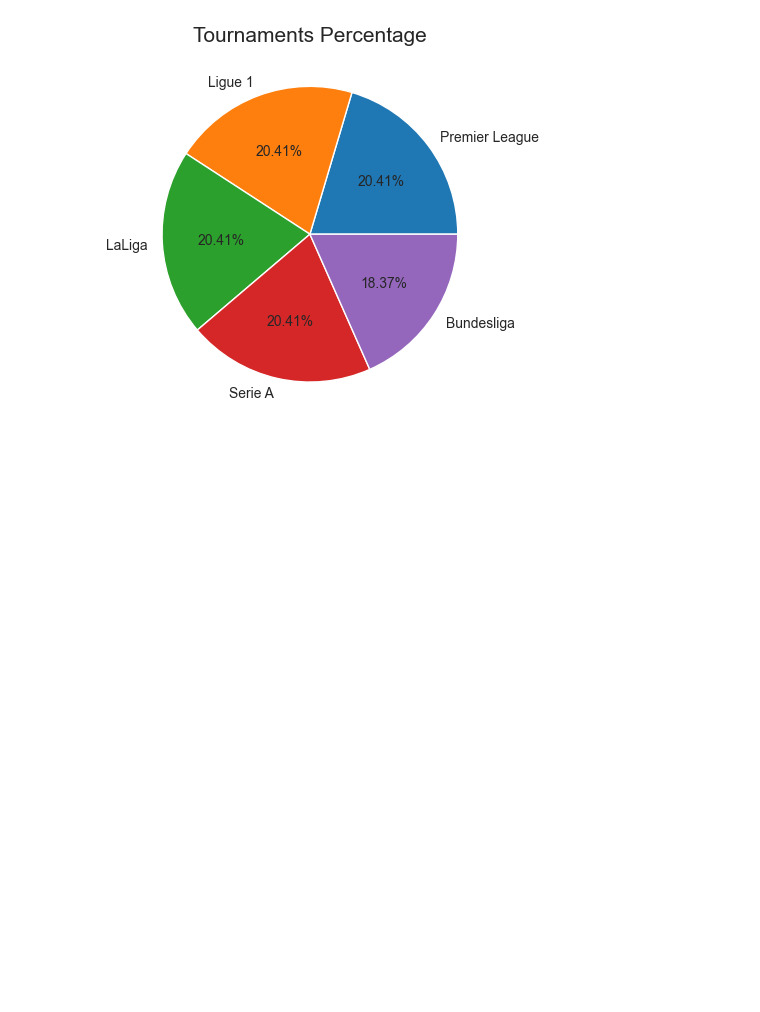
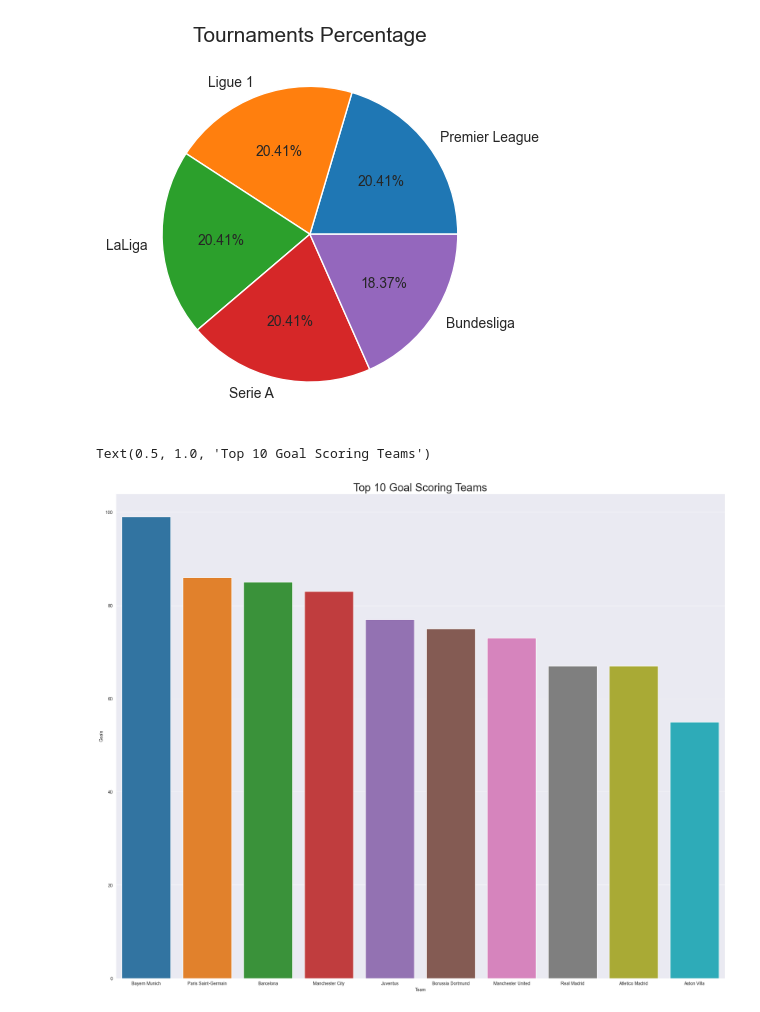
Before and after one commit to pooyanosk1382/Ratings, a Jupyter notebook: Ratings.ipynb, the cells around one changed output. Drawn from its saved outputs; the diff is of its cells as text; code cells hidden in the pictures; blank space fills up the shorter version.

```diff
--- a/Ratings.ipynb
+++ b/Ratings.ipynb
@@ -142,3 +142,11 @@ plt.title('Tournaments Percentage', fontsize=15)
 plt.show()
 # %% [output]
 [figure]
+# %%
+sns.set_style('darkgrid')
+plt.figure(figsize=(25,20))
+sns.barplot(x='Team',y='Goals', data=df[:10].sort_values(by='Goals',ascending=False))
+plt.title('Top 10 Goal Scoring Teams', fontsize=25)
+# %% [output]
+Text(0.5, 1.0, 'Top 10 Goal Scoring Teams')
+[figure, added]
```
Also changed, not shown: parts of 7 cells of this notebook.
